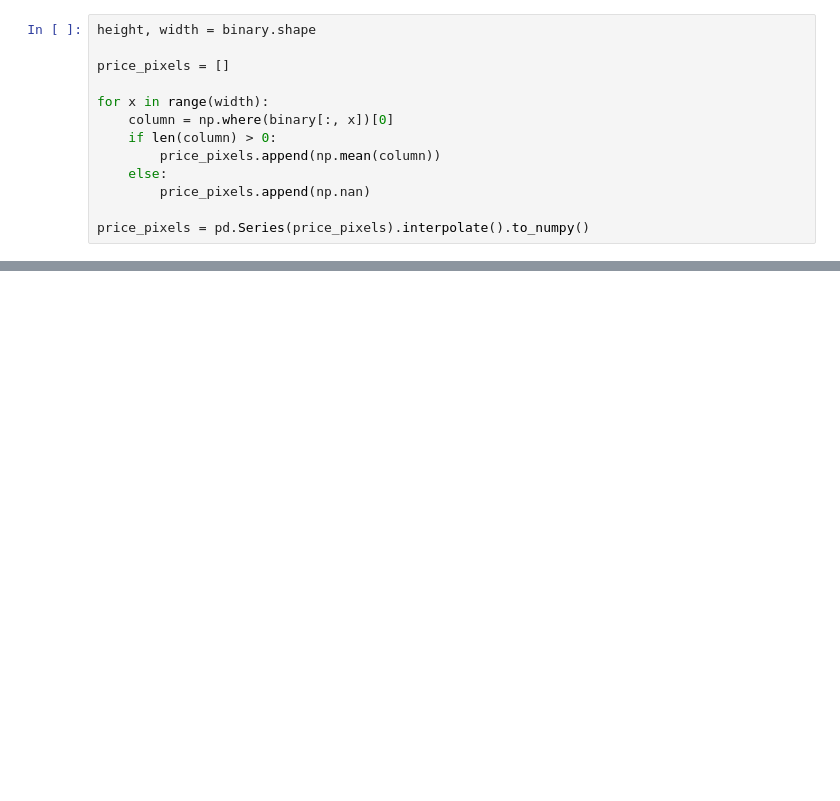
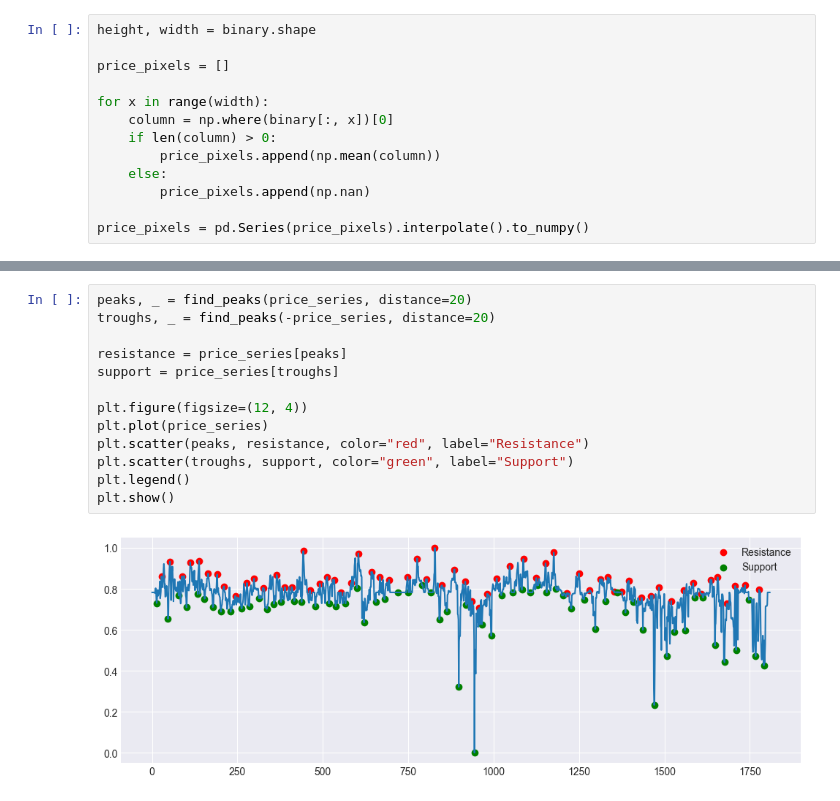
Before and after one commit to krishpranav/trade.jup, a Jupyter notebook: notebooks/chart_analysis_mvp.ipynb, the cells around one changed output, grey strips where cells are left out. Cells and saved outputs as stored; diff of their text form; blank space fills up the shorter version.

```diff
--- a/notebooks/chart_analysis_mvp.ipynb
+++ b/notebooks/chart_analysis_mvp.ipynb
@@ -70,0 +93,15 @@ plt.fi
+# %%
+peaks, _ = find_peaks(price_series, distance=20)
+troughs, _ = find_peaks(-price_series, distance=20)
+
+resistance = price_series[peaks]
+support = price_series[troughs]
+
+plt.figure(figsize=(12, 4))
+plt.plot(price_series)
+plt.scatter(peaks, resistance, color="red", label="Resistance")
+plt.scatter(troughs, support, color="green", label="Support")
+plt.legend()
+plt.show()
+# %% [output]
+[figure, added]
```
Also changed, not shown: parts of 6 cells of this notebook.
